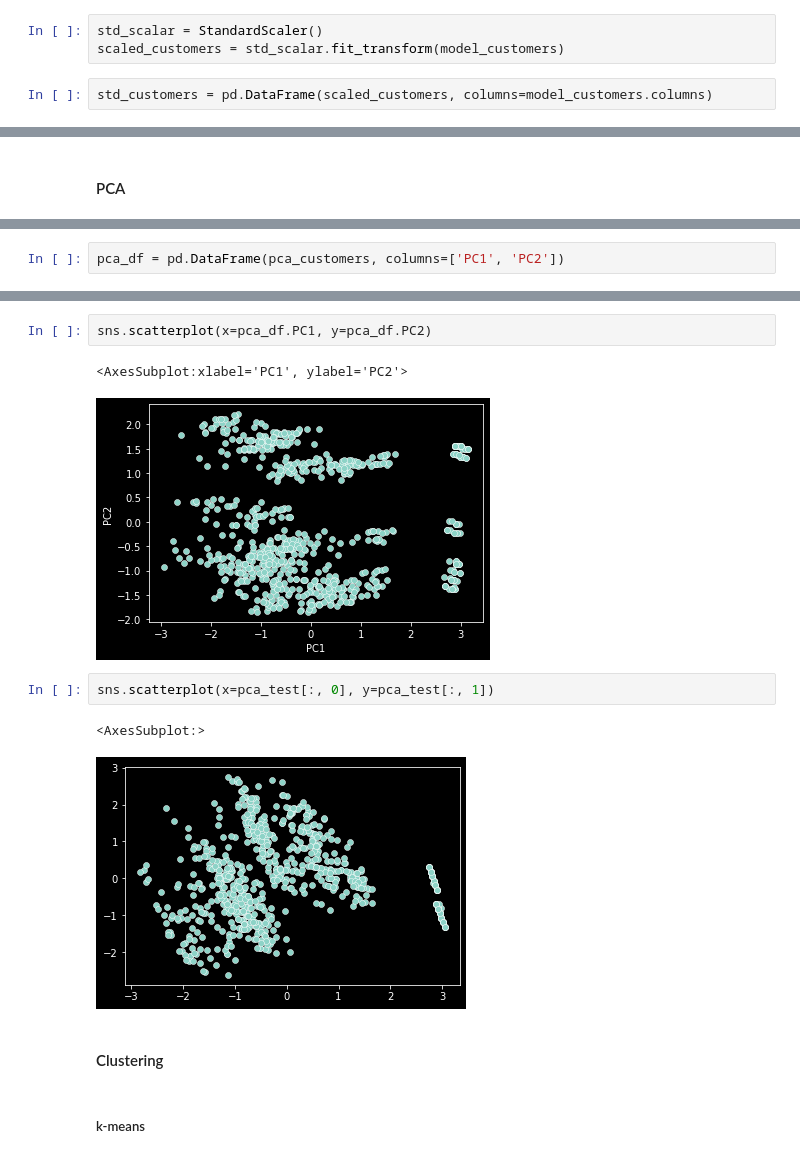
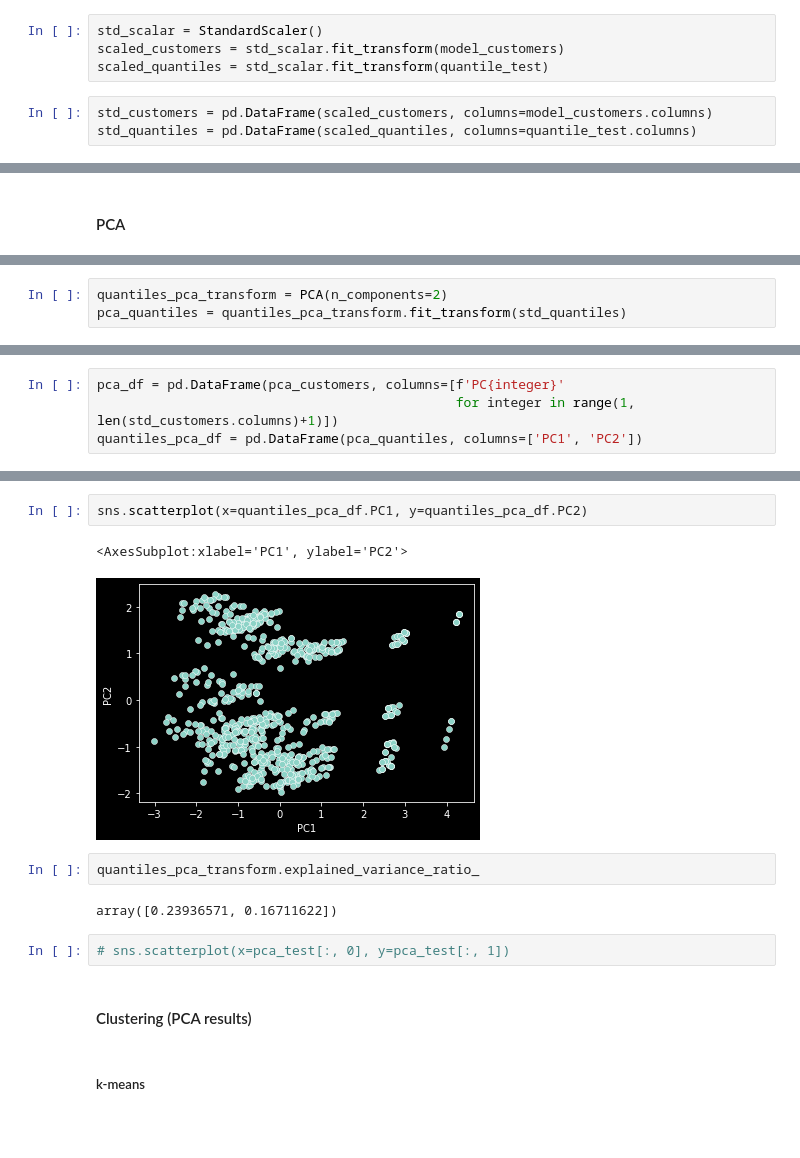
Before and after one commit to jsilke/customer_segmentation, a Jupyter notebook: mini-project-III.ipynb, the cells around one changed output, grey strips where cells are left out. Cells and saved outputs as stored; diff of their text form; blank space fills up the shorter version.

Commit message:
Reorganize EDA. Explore alternate algorithms. Plan functions for radar plot vizualizations of the clustered data.

```diff
--- a/mini-project-III.ipynb
+++ b/mini-project-III.ipynb
@@ -401,8 +355,10 @@ model_customers = customers.drop(columns=['cust_id', 'income'])
 # %%
 std_scalar = StandardScaler()
 scaled_customers = std_scalar.fit_transform(model_customers)
+scaled_quantiles = std_scalar.fit_transform(quantile_test)
 # %%
 std_customers = pd.DataFrame(scaled_customers, columns=model_customers.columns)
+std_quantiles = pd.DataFrame(scaled_quantiles, columns=quantile_test.columns)
 # %%
 std_customers.head()
 # %% [output]
@@ -431,2 +389,5 @@ pca_transform = PCA(n_components=2)
 pca_customers = pca_transform.fit_transform(std_customers)
+# %%
+quantiles_pca_transform = PCA(n_components=2)
+pca_quantiles = quantiles_pca_transform.fit_transform(std_quantiles)
 # %%
@@ -435,3 +396,5 @@ pca_test = pca_transform.fit_transform(test_std)
 # %%
-pca_df = pd.DataFrame(pca_customers, columns=['PC1', 'PC2'])
+pca_df = pd.DataFrame(pca_customers, columns=[f'PC{integer}'
+                                              for integer in range(1, len(std_customers.columns)+1)])
+quantiles_pca_df = pd.DataFrame(pca_quantiles, columns=['PC1', 'PC2'])
 # %%
@@ -446,15 +429,16 @@ pca_df.head()
 # %%
-sns.scatterplot(x=pca_df.PC1, y=pca_df.PC2)
+sns.scatterplot(x=quantiles_pca_df.PC1, y=quantiles_pca_df.PC2)
 # %% [output]
 <AxesSubplot:xlabel='PC1', ylabel='PC2'>
-[figure, old version]
+[figure, new version]
+# %%
+quantiles_pca_transform.explained_variance_ratio_
+# %% [output]
+array([0.23936571, 0.16711622])
 # %%
-sns.scatterplot(x=pca_test[:, 0], y=pca_test[:, 1])
+# sns.scatterplot(x=pca_test[:, 0], y=pca_test[:, 1])
-# %% [output]
-<AxesSubplot:>
-[figure, removed]
 # %% [markdown]
-#### Clustering
+#### Clustering (PCA results)
 # %% [markdown]
 ##### k-means
 # %%
```
Also changed, not shown: parts of 55 cells of this notebook.
